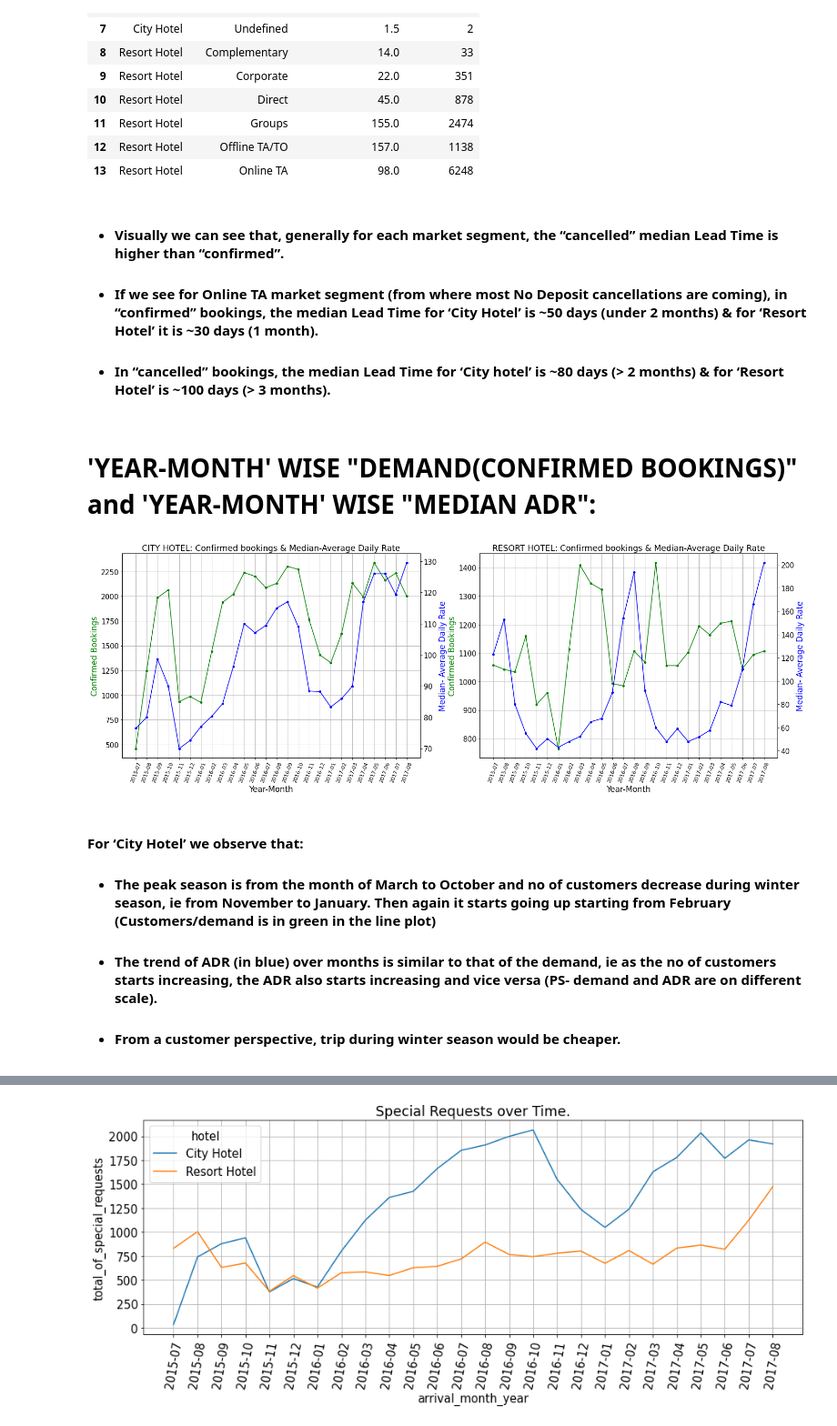
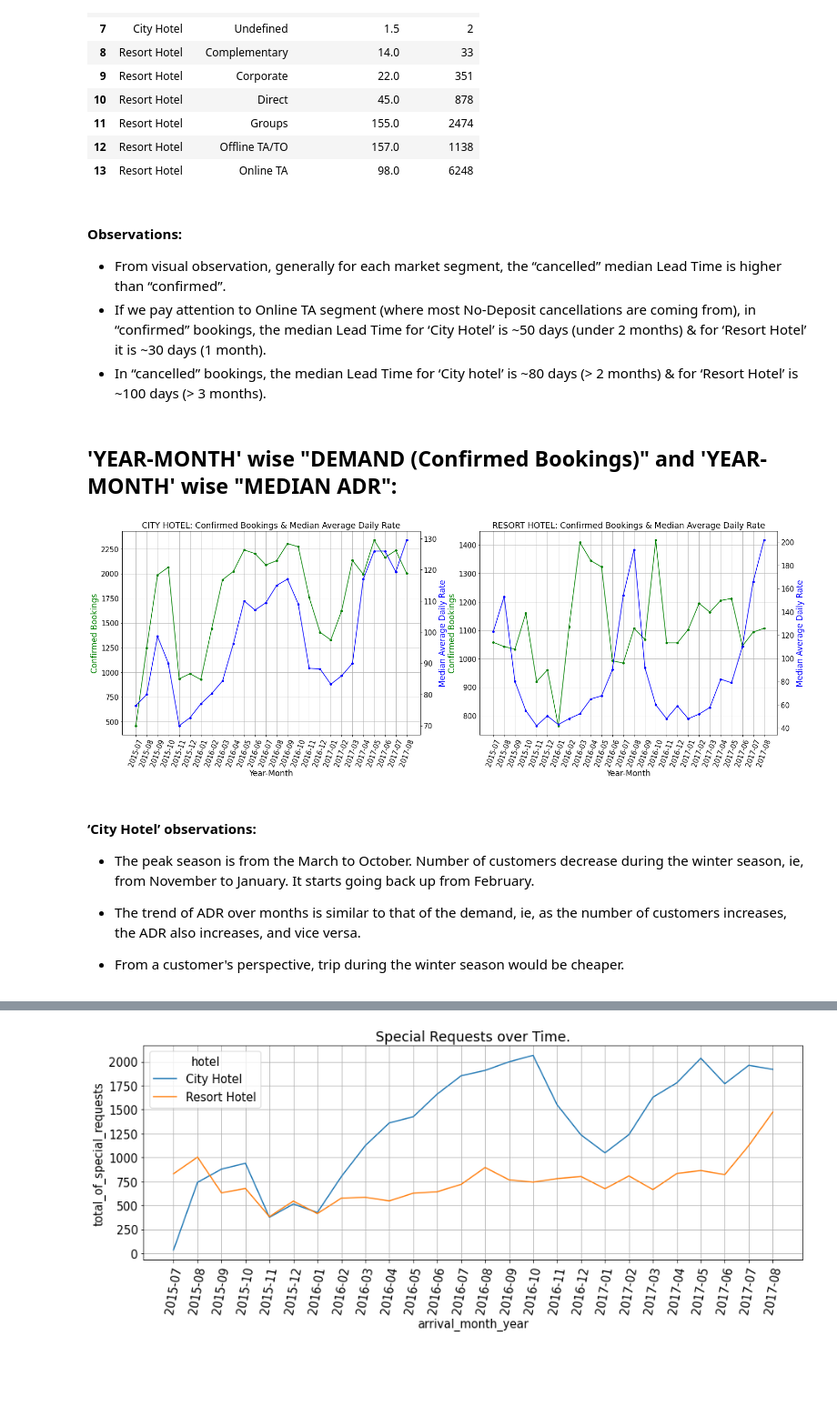
Before and after one commit to aviralsingh2907/AlmaBetter-Capstone-Project-1-EDA-Hotel-Booking-Analysis, a Jupyter notebook: CapstoneProject1_EDA_Hotel_Booking_Analysis.ipynb, the cells around one changed output, grey strips where cells are left out. Shown at 91% size. Drawn from its saved outputs; the diff is of its cells as text; code cells hidden in the pictures; blank space fills up the shorter version.

```diff
--- a/CapstoneProject1_EDA_Hotel_Booking_Analysis.ipynb
+++ b/CapstoneProject1_EDA_Hotel_Booking_Analysis.ipynb
@@ -699,69 +712,72 @@ hotel_cancelled_lead_time_df
 | 12 | Resort Hotel | Offline TA/TO | 157.0 | 1138 |
 | 13 | Resort Hotel | Online TA | 98.0 | 6248 |
 # %% [markdown]
-* #### Visually we can see that, generally for each market segment, the “cancelled” median Lead Time is higher than “confirmed”.
-* #### If we see for Online TA market segment (from where most  No Deposit cancellations are coming), in “confirmed” bookings, the median Lead Time for ‘City Hotel’ is ~50 days (under 2 months) & for ‘Resort Hotel’ it is ~30 days (1 month).
-* #### In “cancelled” bookings, the median Lead Time for ‘City hotel’ is ~80 days (> 2 months) & for ‘Resort Hotel’ is ~100 days (> 3 months).
+#### Observations:
+* From visual observation, generally for each market segment, the “cancelled” median Lead Time is higher than “confirmed”.
+* If we pay attention to Online TA segment (where most No-Deposit cancellations are coming from), in “confirmed” bookings, the median Lead Time for ‘City Hotel’ is ~50 days (under 2 months) & for ‘Resort Hotel’ it is ~30 days (1 month).
+* In “cancelled” bookings, the median Lead Time for ‘City hotel’ is ~80 days (> 2 months) & for ‘Resort Hotel’ is ~100 days (> 3 months).
 # %% [markdown]
-# **'YEAR-MONTH' WISE "DEMAND(CONFIRMED BOOKINGS)" and 'YEAR-MONTH' WISE "MEDIAN ADR":** #
+## **'YEAR-MONTH' wise "DEMAND (Confirmed Bookings)" and 'YEAR-MONTH' wise "MEDIAN ADR":** #
 # %%
-# WHICH HOTEL IS GETTING MORE CUSTOMERS DURING WHICH PERIOD OF YEAR
+# Which hotel is getting more customers during which period of year?
 
 pd.set_option('display.max_rows', 100)
 city_hotel_df = hotel_confirmed_df[ (hotel_confirmed_df['hotel'] == 'City Hotel')].groupby(by = ['hotel','arrival_month_year']).agg({'assigned_room_type':'count','adr':'median','total_nights':'sum'}).reset_index().rename(columns={'assigned_room_type':'total_non_canceled_customers','adr':'adr_median'})
 city_hotel_df['arrival_month_year'] = city_hotel_df['arrival_month_year'].astype(str)
 
-#-----------------------------------------------------------------------------------------------------------------------------------------------------------------------------------------------
+#---------------------------------------------------------------------------------------------------------------------------------------------------------------------------------------------#
 
 resort_hotel_df = hotel_confirmed_df[ (hotel_confirmed_df['hotel'] == 'Resort Hotel')].groupby(by = ['hotel','arrival_month_year']).agg({'assigned_room_type':'count','adr':'median','total_nights':'median','adults':'median','kids':'median'}).reset_index().rename(columns={'assigned_room_type':'total_non_canceled_customers','adr':'adr_median'})
 resort_hotel_df['arrival_month_year'] = resort_hotel_df['arrival_month_year'].astype(str)
 
 
-#---------------------------------------------------
+#---------------------------------------------------#
 
 fig, ax = plt.subplots(1,2,figsize = (25,8))
 
-#--------------------------------------------------------------------------------------------------------------#
+#------------------------------------------------------------------------------------------------------------#
 ax_city = ax[0].twinx() #for two y axes in one plot.
 ax[0].plot(city_hotel_df.arrival_month_year,city_hotel_df.total_non_canceled_customers,'g-o',markersize=4)
 ax_city.plot(city_hotel_df.arrival_month_year,city_hotel_df.adr_median,'b-o',markersize=4)
 
 mpl.rcParams['font.size'] = 14.5
-ax[0].set_title('CITY HOTEL: Confirmed bookings & Median-Average Daily Rate')
+ax[0].set_title('CITY HOTEL: Confirmed Bookings & Median Average Daily Rate')
 
 ax[0].set_xlabel('Year-Month',fontsize = 17)
 
 ax[0].set_xticklabels(city_hotel_df.arrival_month_year,rotation = 70)
 ax[0].tick_params(axis="y", labelsize=15)
 ax_city.tick_params(axis="y", labelsize=15)
 
 ax[0].set_ylabel('Confirmed Bookings',fontsize = 17,color='g')
-ax_city.set_ylabel('Median- Average Daily Rate',fontsize = 17,color='b')
+ax_city.set_ylabel('Median Average Daily Rate',fontsize = 17,color='b')
 ax[0].grid(True, which='both')
 
-#--------------------------------------------------------------------------------------------------------------#
+#----------------------------------------------------------------------------------------------------------------#
 
 ax_resort = ax[1].twinx() #for two y axes in one plot.
 ax[1].plot(resort_hotel_df.arrival_month_year,resort_hotel_df.total_non_canceled_customers,'g-o',markersize=4)
 ax_resort.plot(resort_hotel_df.arrival_month_year,resort_hotel_df.adr_median,'b-o',markersize=4)
 
-ax[1].set_title('RESORT HOTEL: Confirmed bookings & Median-Average Daily Rate')
+ax[1].set_title('RESORT HOTEL: Confirmed Bookings & Median Average Daily Rate')
 
 ax[1].set_xlabel('Year-Month',fontsize = 17)
 
 ax[1].set_xticklabels(resort_hotel_df.arrival_month_year,rotation = 70)
 ax[1].tick_params(axis="y", labelsize=15)
 ax_resort.tick_params(axis="y", labelsize=15)
 
 ax[1].set_ylabel('Confirmed Bookings',fontsize = 17,color='g')
-ax_resort.set_ylabel('Median- Average Daily Rate',fontsize = 17,color='b')
+ax_resort.set_ylabel('Median Average Daily Rate',fontsize = 17,color='b')
 
 ax[1].grid(True, which='both')
 # %% [output]
-[figure, old version]
+[figure, new version]
 # %% [markdown]
-#### For ‘City Hotel’ we observe that:
-* #### The peak season is from the month of March to October and no of customers decrease during winter season, ie from November to January. Then again it starts going up starting from February (Customers/demand is in green in the line plot)
-* #### The trend of ADR (in blue) over months is similar to that of the demand, ie as the no of customers starts increasing, the ADR also starts increasing and vice versa (PS- demand and ADR are on different scale).
-* #### From a customer perspective, trip during winter season would be cheaper.
+#### ‘City Hotel’ observations:
+* The peak season is from the March to October. Number of customers decrease during the winter season, ie, from November to January. It starts going back up from February.
+
+* The trend of ADR over months is similar to that of the demand, ie, as the number of customers increases, the ADR also increases, and vice versa.
+
+* From a customer's perspective, trip during the winter season would be cheaper.
 # %% [markdown]
```
Also changed, not shown: parts of 81 cells of this notebook.
